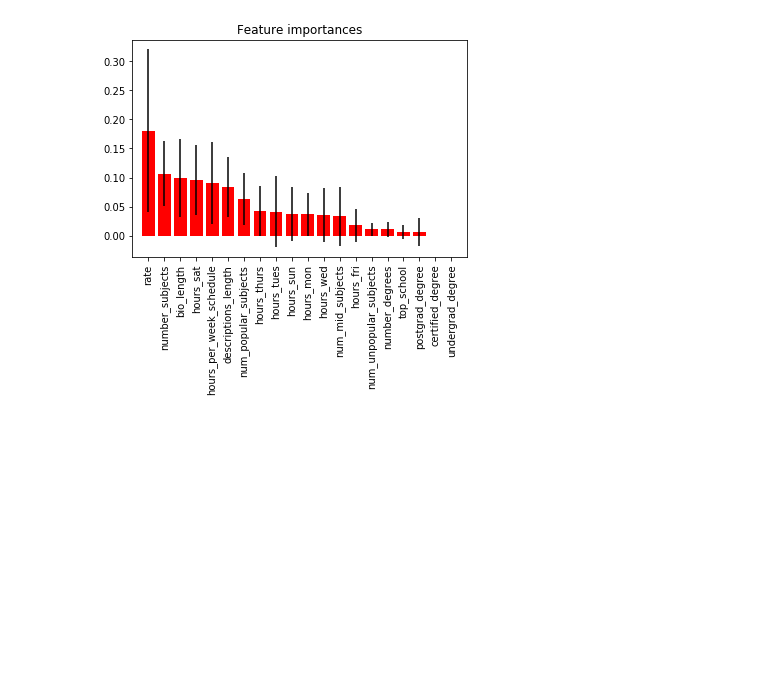
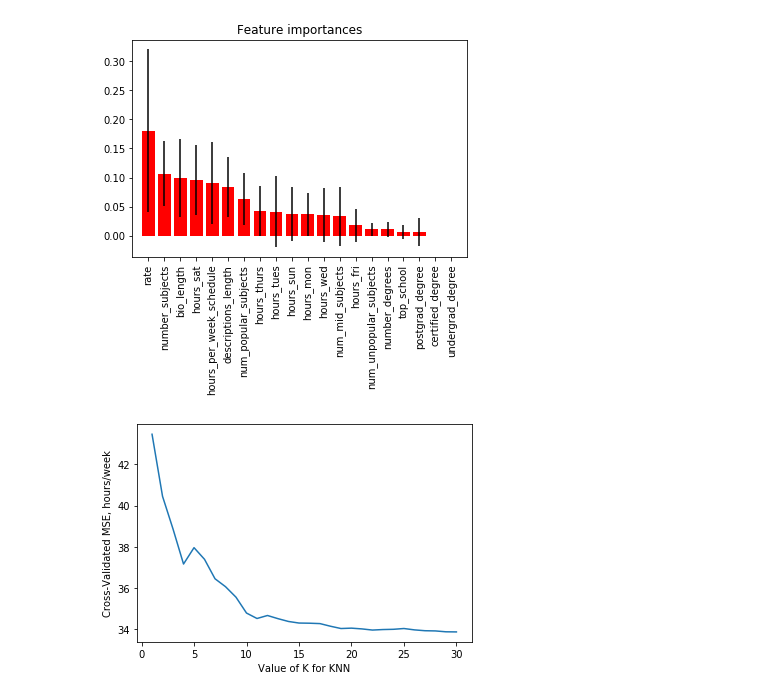
Before and after one commit to vijayoct27/tutor_prediction, a Jupyter notebook: tutor_eda.ipynb, the cells around one changed output. Cells and saved outputs as stored; diff of their text form; code cells hidden in the pictures; blank space fills up the shorter version.

```diff
--- a/tutor_eda.ipynb
+++ b/tutor_eda.ipynb
@@ -64,7 +67,7 @@ df_eng['subjects_emph_list'] = np.array(subjects_emph_list)
 #    edu_list.append(string_to_list(i))
 #df_eng['edu_list'] = np.array(edu_list)
 
-df_eng.drop(columns=['subjects_all','subjects_emph'], inplace=True)
+#df_eng.drop(columns=['subjects_all','subjects_emph'], inplace=True)
 # %%
 # engineer subjects categories
 feature = 'subjects_list'
@@ -154,12 +147,11 @@ for e in df_eng['edu']:
     top_school.append(top)
 df_eng['top_school'] = np.array(top_school)
 # %%
-cols_to_drop = ['descriptions', 'bio', 'subjects_list', 'subjects_emph_list', 'edu', 'bg_check_date', 'earliest_review_date']
-df_eda = df_eng.drop(columns=cols_to_drop)
+#cols_to_drop = ['descriptions', 'bio', 'subjects_list', 'subjects_emph_list', 'edu', 'bg_check_date', 'earliest_review_date']
 # %%
-target = ['hours_per_week_estimate']
-X = df_eda.drop(columns=target)
-y = df_eda[target]
+target = 'hours_per_week_estimate'
+X = df_eng.drop(columns=target)
+y = df_eng[target]
 # %%
 def score_CV(model, data, y, metric):
     score = cross_val_score(model, data, y, cv=5, scoring=metric)
@@ -169,14 +161,3 @@ knn = KNeighborsRegressor(weights='distance', n_neighbors = 15)
 scores = score_CV(knn, X, y, 'neg_mean_squared_error')
 # %% [output]
 neg_mean_squared_error mean: -32.02
-# %%
-k_range = range(1, 31)
-k_scores = []
-for k in k_range:
-    knn = KNeighborsRegressor(n_neighbors=k, weights='distance')
-    loss = abs(cross_val_score(knn, X, y, cv=5, scoring='neg_mean_squared_error'))
-    k_scores.append(loss.mean())
-plt.plot(k_range, k_scores)
-plt.xlabel('Value of K for KNN')
-plt.ylabel('Cross-Validated MSE, hours/week')
-plt.show()
@@ -256,3 +235,18 @@ feature postgrad_degree (0.01)
 feature certified_degree (0.00)
 feature undergrad_degree (0.00)
 [figure]
+# %%
+k_range = range(1, 31)
+k_scores = []
+X_top = X[test[:6]]
+for k in k_range:
+    knn = KNeighborsRegressor(n_neighbors=k, algorithm='ball_tree',
+    metric='euclidean')
+    loss = abs(cross_val_score(knn, X_top, y, cv=5, scoring='neg_mean_squared_error'))
+    k_scores.append(loss.mean())
+plt.plot(k_range, k_scores)
+plt.xlabel('Value of K for KNN')
+plt.ylabel('Cross-Validated MSE, hours/week')
+plt.show()
+# %% [output]
+[figure, added]
```
Also changed, not shown: parts of 8 cells of this notebook.
